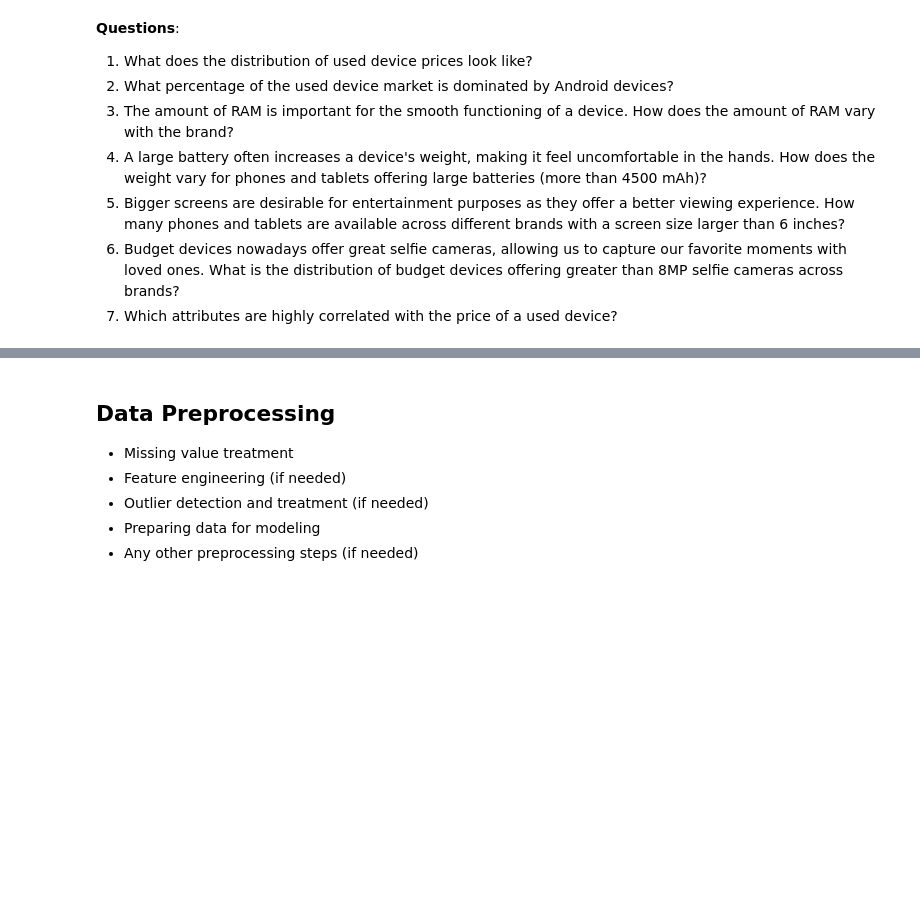
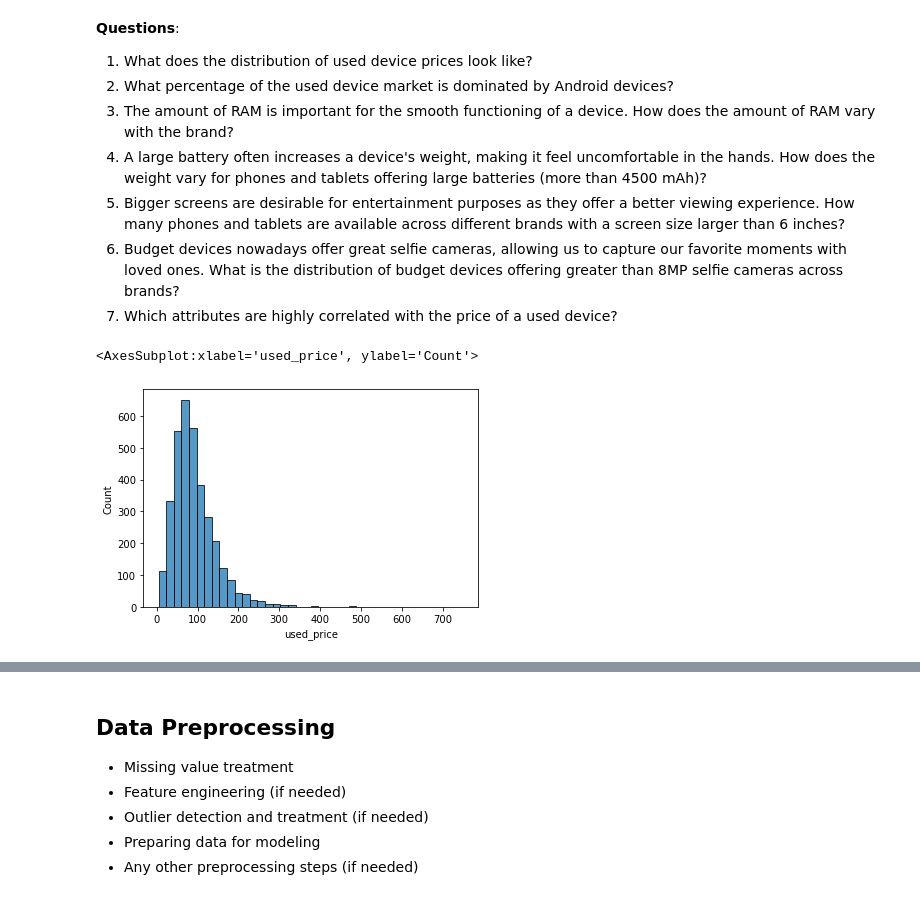
Before and after one commit to arifmujib/Business-Analysis, a Jupyter notebook: Supervised Learning/W4/SLF_Project_LearnerNotebook_FullCode.ipynb, the cells around one changed output, grey strips where cells are left out. Drawn from its saved outputs; the diff is of its cells as text; code cells hidden in the pictures; blank space fills up the shorter version.

```diff
--- a/Supervised Learning/W4/SLF_Project_LearnerNotebook_FullCode.ipynb
+++ b/Supervised Learning/W4/SLF_Project_LearnerNotebook_FullCode.ipynb
@@ -42,3 +47,6 @@ The data contains the different attributes of used/refurbished phones and tablet
 
 - Observations
 - Sanity checks
+# %%
+data = pd.read_csv('used_device_data.csv')
+data.head()
@@ -59,3 +82,8 @@ The data contains the different attributes of used/refurbished phones and tablet
 5. Bigger screens are desirable for entertainment purposes as they offer a better viewing experience. How many phones and tablets are available across different brands with a screen size larger than 6 inches?
 6. Budget devices nowadays offer great selfie cameras, allowing us to capture our favorite moments with loved ones. What is the distribution of budget devices offering greater than 8MP selfie cameras across brands?
 7. Which attributes are highly correlated with the price of a used device?
+# %%
+sns.histplot(data.used_price, bins=40)
+# %% [output]
+<AxesSubplot:xlabel='used_price', ylabel='Count'>
+[figure, added]
```
Also changed, not shown: parts of 8 cells of this notebook, 5 other files.
